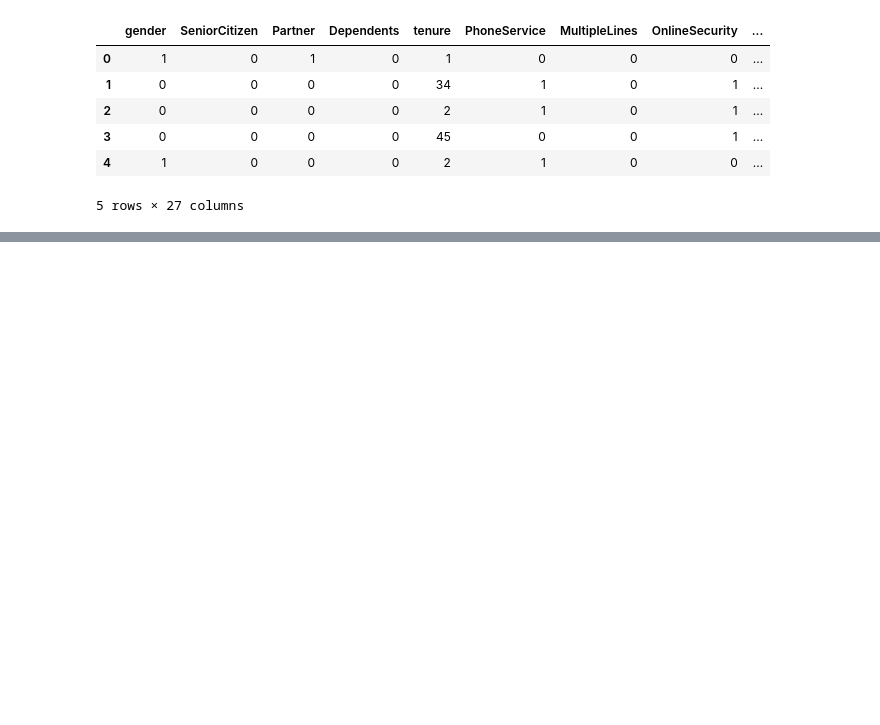
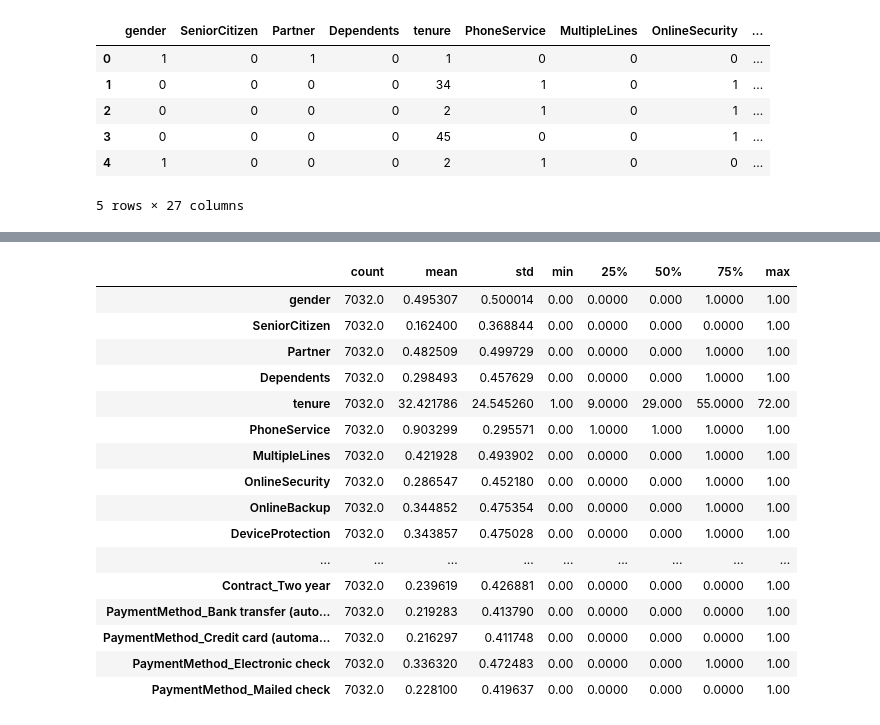
Before and after one commit to furkaneneseren/Telco-Churn-Prediction, a Jupyter notebook: churn-prediction.ipynb, the cells around one changed output, grey strips where cells are left out. Cells and saved outputs as stored; diff of their text form; code cells hidden in the pictures; blank space fills up the shorter version.

```diff
--- a/churn-prediction.ipynb
+++ b/churn-prediction.ipynb
@@ -192,0 +224,20 @@ df.head()
+# %%
+df.describe().T
+# %% [output]
+|  | count | mean | std | min | 25% | 50% | 75% | max |
+| gender | 7032.0 | 0.495307 | 0.500014 | 0.00 | 0.0000 | 0.000 | 1.0000 | 1.00 |
+| SeniorCitizen | 7032.0 | 0.162400 | 0.368844 | 0.00 | 0.0000 | 0.000 | 0.0000 | 1.00 |
+| Partner | 7032.0 | 0.482509 | 0.499729 | 0.00 | 0.0000 | 0.000 | 1.0000 | 1.00 |
+| Dependents | 7032.0 | 0.298493 | 0.457629 | 0.00 | 0.0000 | 0.000 | 1.0000 | 1.00 |
+| tenure | 7032.0 | 32.421786 | 24.545260 | 1.00 | 9.0000 | 29.000 | 55.0000 | 72.00 |
+| PhoneService | 7032.0 | 0.903299 | 0.295571 | 0.00 | 1.0000 | 1.000 | 1.0000 | 1.00 |
+| MultipleLines | 7032.0 | 0.421928 | 0.493902 | 0.00 | 0.0000 | 0.000 | 1.0000 | 1.00 |
+| OnlineSecurity | 7032.0 | 0.286547 | 0.452180 | 0.00 | 0.0000 | 0.000 | 1.0000 | 1.00 |
+| OnlineBackup | 7032.0 | 0.344852 | 0.475354 | 0.00 | 0.0000 | 0.000 | 1.0000 | 1.00 |
+| DeviceProtection | 7032.0 | 0.343857 | 0.475028 | 0.00 | 0.0000 | 0.000 | 1.0000 | 1.00 |
+| ... | ... | ... | ... | ... | ... | ... | ... | ... |
+| Contract_Two year | 7032.0 | 0.239619 | 0.426881 | 0.00 | 0.0000 | 0.000 | 0.0000 | 1.00 |
+| PaymentMethod_Bank transfer (auto... | 7032.0 | 0.219283 | 0.413790 | 0.00 | 0.0000 | 0.000 | 0.0000 | 1.00 |
+| PaymentMethod_Credit card (automa... | 7032.0 | 0.216297 | 0.411748 | 0.00 | 0.0000 | 0.000 | 0.0000 | 1.00 |
+| PaymentMethod_Electronic check | 7032.0 | 0.336320 | 0.472483 | 0.00 | 0.0000 | 0.000 | 1.0000 | 1.00 |
+| PaymentMethod_Mailed check | 7032.0 | 0.228100 | 0.419637 | 0.00 | 0.0000 | 0.000 | 0.0000 | 1.00 |
```
Also changed, not shown: parts of 14 cells of this notebook.
